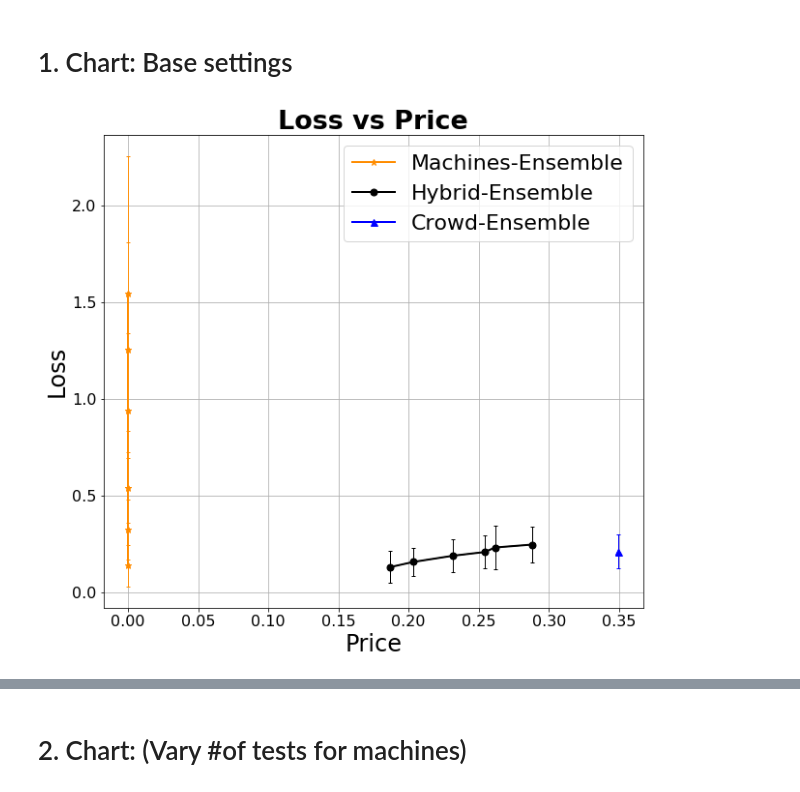
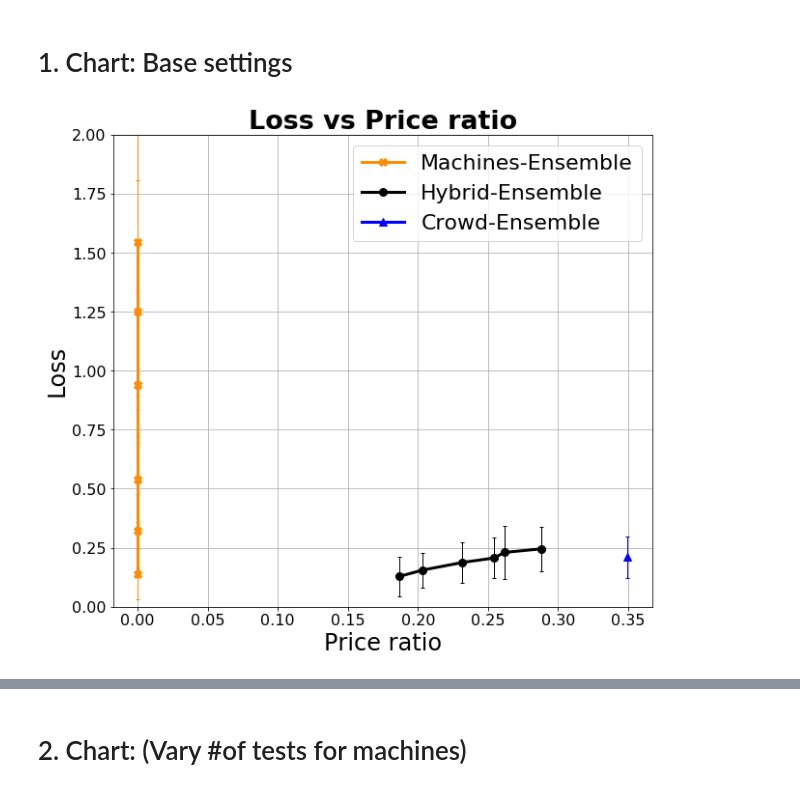
Before and after one commit to Evgeneus/crowd-machine-collaboration-for-item-screening, a Jupyter notebook: data/visualisation_scripts/ hybrid_algorithm_evaluation.ipynb, the cells around one changed output, grey strips where cells are left out. Cells and saved outputs as stored; diff of their text form; code cells hidden in the pictures.

```diff
--- a/data/visualisation_scripts/ hybrid_algorithm_evaluation.ipynb
+++ b/data/visualisation_scripts/ hybrid_algorithm_evaluation.ipynb
@@ -32,8 +32,8 @@ from operator import truediv
 title_size = 27
 axes_size = 24
 legend_size = 22
-marker_size= 7
-line_width = 2
+marker_size= 8
+line_width = 3
 label_size = 16
 err_line_width = 1
 caps_size=2
@@ -45,7 +45,7 @@ def plot_chart(data, title, y_limit=None):
     algos = ['Machines-Ensemble', 'Hybrid-Ensemble', 'Crowd-Ensemble']
     ax.set_color_cycle(colors)
 
-    markers = ['*', 'o', '^']
+    markers = ['X', 'o', '^']
     def plot_alg(data, alg, marker):
         y = data.loc[(data['algorithm'] == alg)]['loss_mean'].values
         x = data.loc[(data['algorithm'] == alg)]['price_mean'].values
@@ -56,14 +56,14 @@ def plot_chart(data, title, y_limit=None):
     for alg, marker in zip(algos, markers):
         plot_alg(data, alg, marker)
     plt.title(title, size=title_size, fontweight='bold')
-    plt.xlabel('Price', size=axes_size)
+    plt.xlabel('Price ratio', size=axes_size)
     plt.ylabel('Loss', size=axes_size)
     plt.legend(fontsize = legend_size)
     plt.tick_params(axis='both', which='major', labelsize=label_size)
     plt.grid()
     if y_limit:
         plt.ylim(y_limit)
-#     fig.savefig('base_fig2.png', format='png', dpi=700)
+#     fig.savefig('base_lvp.png', format='png', dpi=500)
 
 
 
@@ -73,7 +73,7 @@ def plot_chart_recall(data, title, y_limit=None):
     algos = ['Machines-Ensemble', 'Hybrid-Ensemble', 'Crowd-Ensemble']
     ax.set_color_cycle(colors)
 
-    markers = ['*', 'o', '^']
+    markers = ['X', 'o', '^']
     def plot_alg(data, alg, marker):
         y = data.loc[(data['algorithm'] == alg)]['recall'].values
         x = data.loc[(data['algorithm'] == alg)]['price_mean'].values
@@ -84,23 +84,23 @@ def plot_chart_recall(data, title, y_limit=None):
     for alg, marker in zip(algos, markers):
         plot_alg(data, alg, marker)
     plt.title(title, size=title_size, fontweight='bold')
-    plt.xlabel('Price', size=axes_size)
+    plt.xlabel('Price ratio', size=axes_size)
     plt.ylabel('Recall', size=axes_size)
     plt.legend(fontsize = legend_size)
     plt.tick_params(axis='both', which='major', labelsize=label_size)
     plt.grid()
     if y_limit:
         plt.ylim(y_limit)
-#     fig.savefig('base_fig2.png', format='png', dpi=700)
+#     fig.savefig('base_rvp.png', format='png', dpi=500)
 # %% [markdown]
 # 1. Chart: Base settings
 # %%
 data = pd.read_csv('../output_data/fig0_base_settings.csv')
 data['price_mean'] /= 20
 data['price_std'] /= 20
-title = 'Loss vs Price'
+title = 'Loss vs Price ratio'
 
-plot_chart(data, title)
+plot_chart(data, title, (0.,2.))
 # %% [output]
-[figure, old version]
+[figure, new version]
 # %%
```
Also changed, not shown: parts of 12 cells of this notebook, 1 other file.
